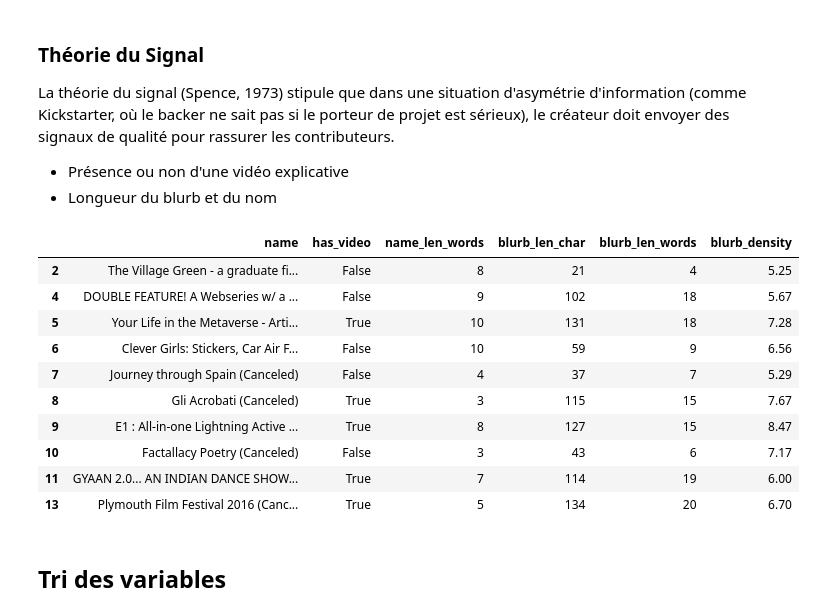
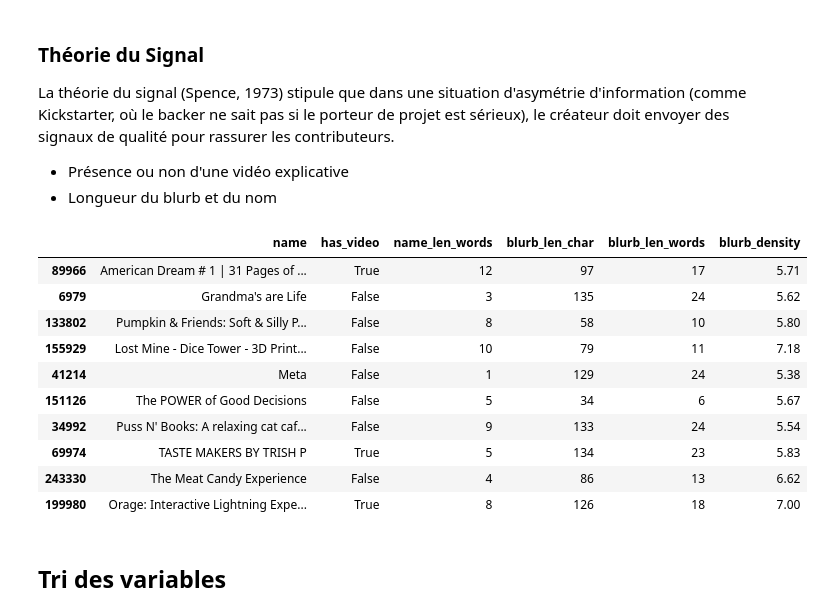
Before and after one commit to lbrdmariama/memoire-2026, a Jupyter notebook: code/data-cleaning.ipynb, the cells around one changed output. Drawn from its saved outputs; the diff is of its cells as text; code cells hidden in the pictures.

```diff
--- a/code/data-cleaning.ipynb
+++ b/code/data-cleaning.ipynb
@@ -565,6 +512,6 @@ def extract_categories(val):
 
     return pd.Series([None, None])
 
-# Application du découpage sur le DataFrame
-sample_year_unique[['main_category', 'sub_category']] = sample_year_unique['category'].apply(extract_categories)
+# Application du découpage
+raw_202606_unique[['main_category', 'sub_category']] = raw_202606_unique['category'].apply(extract_categories)
 # %%
@@ -579,16 +526,16 @@ display(sample_year_unique[['id', 'name', 'main_category', 'sub_category']].head
 # %%
 # Taux de succès moyen par catégorie pour comparer chaque projet à sa catégorie en pourcentage
-sample_year_unique['cat_mean_success_rate'] = sample_year_unique.groupby('main_category')['state'].transform(
+raw_202606_unique['cat_mean_success_rate'] = raw_202606_unique.groupby('main_category')['state'].transform(
     lambda x: (x == 'successful').mean() * 100
 )
 
 # Calcul de la médiane des montants récoltés en EUR par catégorie principale
-sample_year_unique['cat_median_pledged_eur'] = sample_year_unique.groupby('main_category')['pledged_eur'].transform('median')
+raw_202606_unique['cat_median_pledged_eur'] = raw_202606_unique.groupby('main_category')['pledged_eur'].transform('median')
 
 # Surperformance du projet vs sa catégorie
 # Est-ce que le projet a récolté plus que la médiane de sa propre catégorie ?
-sample_year_unique['outperformed_cat_median_eur'] = sample_year_unique['pledged_eur'] > sample_year_unique['cat_median_pledged_eur']
+raw_202606_unique['outperformed_cat_median_eur'] = raw_202606_unique['pledged_eur'] > raw_202606_unique['cat_median_pledged_eur']
 
-display(sample_year_unique[['id', 'name', 'main_category', 'sub_category', 'cat_median_pledged_eur', 'outperformed_cat_median_eur', 'cat_mean_success_rate']].head(5))
+display(raw_202606_unique[['id', 'name', 'main_category', 'sub_category', 'cat_median_pledged_eur', 'outperformed_cat_median_eur', 'cat_mean_success_rate']].head(5))
 # %% [output]
 |  | id | name | main_category | sub_category | cat_median_pledged_eur | outperformed_cat_median_eur | ... |
@@ -623,16 +570,16 @@ def map_country_to_region(country_code):
         return 'Reste du monde'
 
 # Application de la région
-sample_year_unique['region'] = sample_year_unique['country'].apply(map_country_to_region)
+raw_202606_unique['region'] = raw_202606_unique['country'].apply(map_country_to_region)
 
 # Taux de succès moyen calculé par Région
-sample_year_unique['region_success_rate'] = sample_year_unique.groupby('region')['state'].transform(
+raw_202606_unique['region_success_rate'] = raw_202606_unique.groupby('region')['state'].transform(
     lambda x: (x == 'successful').mean() * 100
 )
 
 # 🧪 Vérification des résultats
 print("=== RÉPARTITION DES PROJETS PAR RÉGION ===")
-print(sample_year_unique['region'].value_counts())
+print(raw_202606_unique['region'].value_counts())
 # %% [output]
 === RÉPARTITION DES PROJETS PAR RÉGION ===
 region
@@ -657,43 +604,43 @@ def check_has_video(val):
     # Si c'est un dictionnaire/JSON ou une chaîne non vide
     return True
 
-sample_year_unique['has_video'] = sample_year_unique['video'].apply(check_has_video)
+raw_202606_unique['has_video'] = raw_202606_unique['video'].apply(check_has_video)
 
 
 # Signaux Textuels : Longueur en caractères et en mots (Name & Blurb)
 # On gère les éventuelles valeurs nulles avec fillna('')
-sample_year_unique['name_len_char'] = sample_year_unique['name'].fillna('').astype(str).str.len()
-sample_year_unique['name_len_words'] = sample_year_unique['name'].fillna('').astype(str).str.split().str.len()
+raw_202606_unique['name_len_char'] = raw_202606_unique['name'].fillna('').astype(str).str.len()
+raw_202606_unique['name_len_words'] = raw_202606_unique['name'].fillna('').astype(str).str.split().str.len()
 
-sample_year_unique['blurb_len_char'] = sample_year_unique['blurb'].fillna('').astype(str).str.len()
-sample_year_unique['blurb_len_words'] = sample_year_unique['blurb'].fillna('').astype(str).str.split().str.len()
+raw_202606_unique['blurb_len_char'] = raw_202606_unique['blurb'].fillna('').astype(str).str.len()
+raw_202606_unique['blurb_len_words'] = raw_202606_unique['blurb'].fillna('').astype(str).str.split().str.len()
 
 
 # Indicateur de clarté/densité (Moyenne de caractères par mot dans le blurb)
-sample_year_unique['blurb_density'] = np.where(
-    sample_year_unique['blurb_len_words'] > 0,
-    sample_year_unique['blurb_len_char'] / sample_year_unique['blurb_len_words'],
+raw_202606_unique['blurb_density'] = np.where(
+    raw_202606_unique['blurb_len_words'] > 0,
+    raw_202606_unique['blurb_len_char'] / raw_202606_unique['blurb_len_words'],
     0
 )
 # %%
 cols_signal = [
     'name', 'has_video',
     'name_len_words', 'blurb_len_char', 'blurb_len_words',
     'blurb_density'
 ]
-display(sample_year_unique[cols_signal].head(10))
+display(raw_202606_unique[cols_signal].head(10))
 # %% [output]
 |  | name | has_video | name_len_words | blurb_len_char | blurb_len_words | blurb_density |
-| 2 | The Village Green - a graduate fi... | False | 8 | 21 | 4 | 5.25 |
-| 4 | DOUBLE FEATURE! A Webseries w/ a ... | False | 9 | 102 | 18 | 5.67 |
-| 5 | Your Life in the Metaverse - Arti... | True | 10 | 131 | 18 | 7.28 |
-| 6 | Clever Girls: Stickers, Car Air F... | False | 10 | 59 | 9 | 6.56 |
-| 7 | Journey through Spain (Canceled) | False | 4 | 37 | 7 | 5.29 |
-| 8 | Gli Acrobati (Canceled) | True | 3 | 115 | 15 | 7.67 |
-| 9 | E1 : All-in-one Lightning Active ... | True | 8 | 127 | 15 | 8.47 |
-| 10 | Factallacy Poetry (Canceled) | False | 3 | 43 | 6 | 7.17 |
-| 11 | GYAAN 2.0... AN INDIAN DANCE SHOW... | True | 7 | 114 | 19 | 6.00 |
-| 13 | Plymouth Film Festival 2016 (Canc... | True | 5 | 134 | 20 | 6.70 |
+| 89966 | American Dream # 1 | 31 Pages of ... | True | 12 | 97 | 17 | 5.71 |
+| 6979 | Grandma's are Life | False | 3 | 135 | 24 | 5.62 |
+| 133802 | Pumpkin & Friends: Soft & Silly P... | False | 8 | 58 | 10 | 5.80 |
+| 155929 | Lost Mine - Dice Tower - 3D Print... | False | 10 | 79 | 11 | 7.18 |
+| 41214 | Meta | False | 1 | 129 | 24 | 5.38 |
+| 151126 | The POWER of Good Decisions | False | 5 | 34 | 6 | 5.67 |
+| 34992 | Puss N' Books: A relaxing cat caf... | False | 9 | 133 | 24 | 5.54 |
+| 69974 | TASTE MAKERS BY TRISH P | True | 5 | 134 | 23 | 5.83 |
+| 243330 | The Meat Candy Experience | False | 4 | 86 | 13 | 6.62 |
+| 199980 | Orage: Interactive Lightning Expe... | True | 8 | 126 | 18 | 7.00 |
 # %% [markdown]
 ## Tri des variables
 # %%
```
Also changed, not shown: parts of 65 cells of this notebook.
